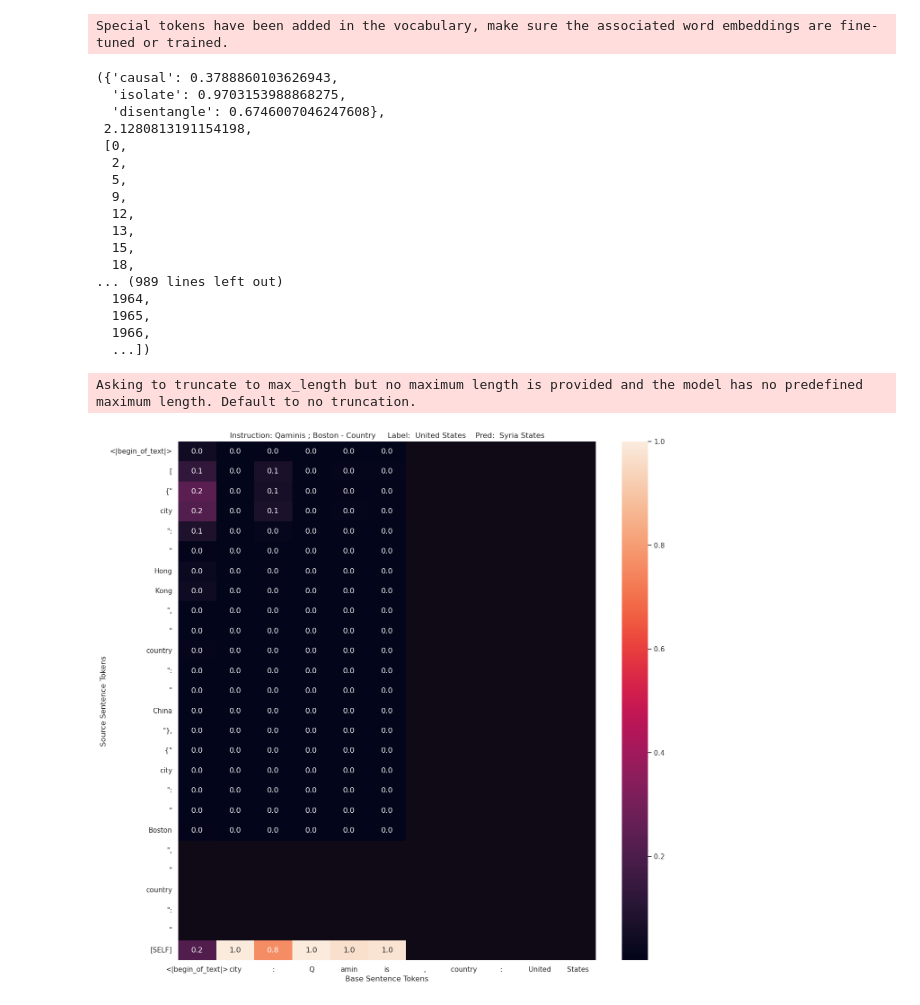
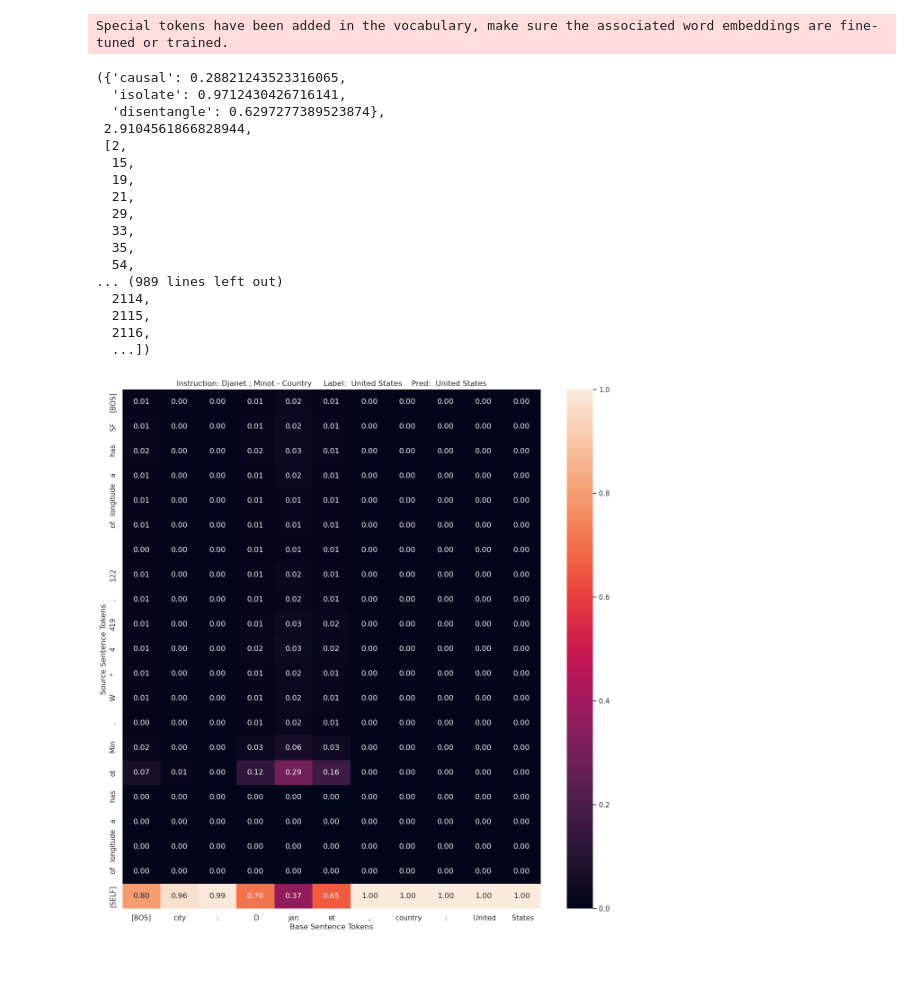
Before and after one commit to sidnb13/HyperDAS, a Jupyter notebook: inference.ipynb, the cells around one changed output. Drawn from its saved outputs; the diff is of its cells as text; code cells hidden in the pictures; blank space fills up the shorter version.

```diff
--- a/inference.ipynb
+++ b/inference.ipynb
@@ -8,8 +8,7 @@ from transformers import AutoTokenizer
 %load_ext autoreload
 %autoreload 2
 # %%
-tokenizer = AutoTokenizer.from_pretrained("/nlp/scr/sjd24/llama3-8b")
-tokenizer.pad_token = tokenizer.eos_token
+tokenizer = AutoTokenizer.from_pretrained("/scr-ssd/sjd24/llama3-8b")
 
 tokenizer.padding_side = "left"
 tokenizer.pad_token = tokenizer.eos_token
@@ -28,45 +27,44 @@ from src.hyperdas.llama3.model import RavelInterpretorHypernetwork
 hypernetwork = RavelInterpretorHypernetwork(
     model_name_or_path="/nlp/scr/sjd24/llama3-8b",
     num_editing_heads=32,
-    intervention_layer=27,
+    intervention_layer=15,
     subspace_module="ReflectSelect",
     das_dimension=128,
 )
 hypernetwork = hypernetwork.to("cuda")
-hypernetwork.load_model("/nlp/scr/sjd24/ravel_layer_27/final_model")
+hypernetwork.load_model("/nlp/scr/sjd24/hyperdas_city/final_model")
 # %% [output]
 Special tokens have been added in the vocabulary, make sure the associated word embeddings are fine-tuned or trained.
 # %%
 hypernetwork.eval_accuracy(dataloader, inference_mode=None, eval_n_label_tokens=3)
 # %% [output]
-({'causal': 0.3788860103626943,
-  'isolate': 0.9703153988868275,
-  'disentangle': 0.6746007046247608},
- 2.1280813191154198,
- [0,
-  2,
-  5,
-  9,
-  12,
-  13,
+({'causal': 0.28821243523316065,
+  'isolate': 0.9712430426716141,
+  'disentangle': 0.6297277389523874},
+ 2.9104561866828944,
+ [2,
   15,
-  18,
+  19,
+  21,
+  29,
+  33,
+  35,
+  54,
 ... (989 lines left out)
-  1964,
-  1965,
-  1966,
+  2114,
+  2115,
+  2116,
   ...])
 # %%
 # hypernetwork.interpretor.bidding_threshold = 0.2
-plot, (fig, ax) = hypernetwork.plot_heatmap(
+fig, ax = hypernetwork.plot_heatmap(
     dataloader,
-    idxs=0,
+    idxs=101,
     inference_mode=None,
     annot=True, batch_size=16,
-    indicate_masked_tokens=True,
-    digits=1,
+    indicate_masked_tokens=False,
+    digits=2,
 )
 # fig.savefig("in_context_learning_heatmap_3.pdf")
 # %% [output]
-Asking to truncate to max_length but no maximum length is provided and the model has no predefined maximum length. Default to no truncation.
-[figure, old version]
+[figure, new version]
```
Also changed, not shown: 26 other files.
